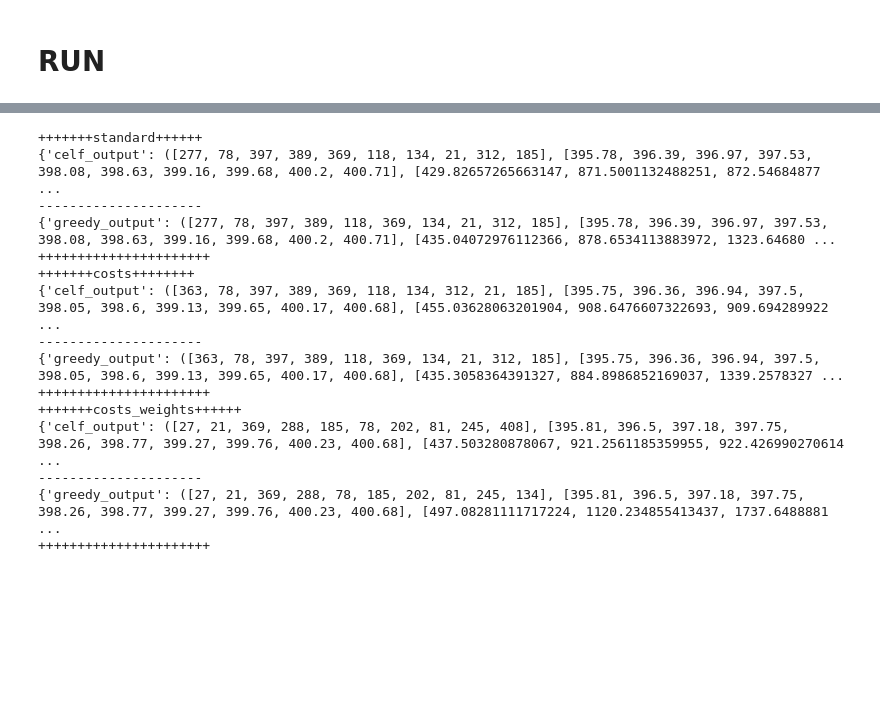
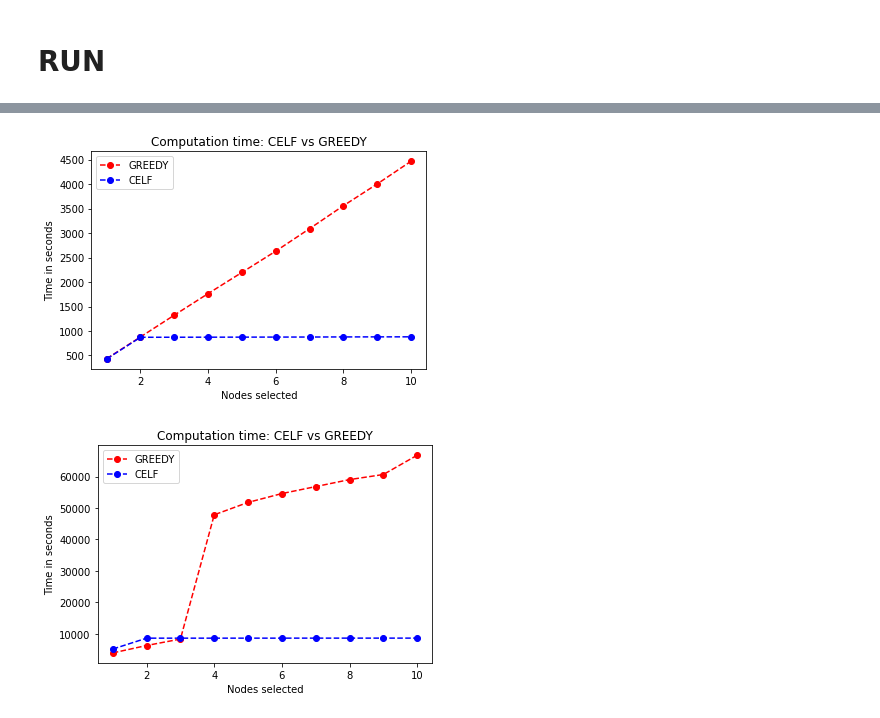
Before and after one commit to cgeorg08/snacs_CELF, a Jupyter notebook: project_code.ipynb, the cells around one changed output, grey strips where cells are left out. Cells and saved outputs as stored; diff of their text form; code cells hidden in the pictures; blank space fills up the shorter version.

```diff
--- a/project_code.ipynb
+++ b/project_code.ipynb
@@ -51,11 +49,9 @@ def IC(g,S,p=0.5,mc=1000):
 
     return(np.mean(spread))
 # %%
+# In: graph, #nodes in the set of seed nodes, spread probability, Monte-Carlo simulations, cost dictionary and budget --> Out: set of seed nodes, reward and time
+
 def greedy(g,k,p=0.1,mc=1000,node_cost_dict={}, budget=budget):
-    """
-    Input:  graph object, number of seed nodes
-    Output: optimal seed set, resulting spread, time for each iteration
-    """
 
     S, spread, timelapse, start_time = [], [], [], time.time()
 
@@ -381,48 +334,22 @@ greedy output: [52, 21, 78, 82, 88, 91, 118, 136, 185, 245]
-# %%
-import pickle
-with open(r'small_celf.pickle', 'rb') as handle:
-    celf = pickle.load(handle)
-with open(r'small_greedy.pickle', 'rb') as handle:
-    greedy = pickle.load(handle)
-
-with open(r'small_celf_costs.pickle', 'rb') as handle:
-    celf_c = pickle.load(handle)
-with open(r'small_greedy_costs.pickle', 'rb') as handle:
-    greedy_c = pickle.load(handle)
-
-with open(r'small_celf_costs_weights.pickle', 'rb') as handle:
-    celf_cw = pickle.load(handle)
-with open(r'small_greedy_costs_weights.pickle', 'rb') as handle:
-    greedy_cw = pickle.load(handle)
-# %%
-print('+++++++standard++++++')
-print(celf)
-print('---------------------')
-print(greedy)
-print('++++++++++++++++++++++')
-print('+++++++costs++++++++')
-print(celf_c)
-print('---------------------')
-print(greedy_c)
-print('++++++++++++++++++++++')
-print('+++++++costs_weights++++++')
-print(celf_cw)
-print('---------------------')
-print(greedy_cw)
-print('++++++++++++++++++++++')
-# %% [output]
-+++++++standard++++++
-{'celf_output': ([277, 78, 397, 389, 369, 118, 134, 21, 312, 185], [395.78, 396.39, 396.97, 397.53, 398.08, 398.63, 399.16, 399.68, 400.2, 400.71], [429.82657265663147, 871.5001132488251, 872.54684877 ...
----------------------
-{'greedy_output': ([277, 78, 397, 389, 118, 369, 134, 21, 312, 185], [395.78, 396.39, 396.97, 397.53, 398.08, 398.63, 399.16, 399.68, 400.2, 400.71], [435.04072976112366, 878.6534113883972, 1323.64680 ...
-++++++++++++++++++++++
-+++++++costs++++++++
-{'celf_output': ([363, 78, 397, 389, 369, 118, 134, 312, 21, 185], [395.75, 396.36, 396.94, 397.5, 398.05, 398.6, 399.13, 399.65, 400.17, 400.68], [455.03628063201904, 908.6476607322693, 909.694289922 ...
----------------------
-{'greedy_output': ([363, 78, 397, 389, 118, 369, 134, 21, 312, 185], [395.75, 396.36, 396.94, 397.5, 398.05, 398.6, 399.13, 399.65, 400.17, 400.68], [435.3058364391327, 884.8986852169037, 1339.2578327 ...
-++++++++++++++++++++++
-+++++++costs_weights++++++
-{'celf_output': ([27, 21, 369, 288, 185, 78, 202, 81, 245, 408], [395.81, 396.5, 397.18, 397.75, 398.26, 398.77, 399.27, 399.76, 400.23, 400.68], [437.503280878067, 921.2561185359955, 922.426990270614 ...
----------------------
-{'greedy_output': ([27, 21, 369, 288, 78, 185, 202, 81, 245, 134], [395.81, 396.5, 397.18, 397.75, 398.26, 398.77, 399.27, 399.76, 400.23, 400.68], [497.08281111717224, 1120.234855413437, 1737.6488881 ...
-++++++++++++++++++++++
+# %%
+def plot_CT(x, y_greedy, y_celf):
+
+    # first plot with X and Y data
+    plt.plot(x, y_greedy, linestyle='--', marker='o', color='r', label='GREEDY')
+
+    # second plot with x1 and y1 data
+    plt.plot(x, y_celf, linestyle='--', marker='o', color='b', label='CELF')
+
+    plt.xlabel("Nodes selected")
+    plt.ylabel("Time in seconds")
+    plt.title('Computation time: CELF vs GREEDY')
+    plt.legend()
+    plt.show()
+# %%
+# plot time
+x_axis = [1,2,3,4,5,6,7,8,9,10]
+plot_CT(x_axis, greedy['greedy_output'][2], celf['celf_output'][2])
+plot_CT(x_axis, greedy_big['greedy_output'][2], celf_big['celf_output'][2])
+# %% [output]
+[figure, added]
+[figure, added]
```
Also changed, not shown: parts of 16 cells of this notebook, 2 other files.
